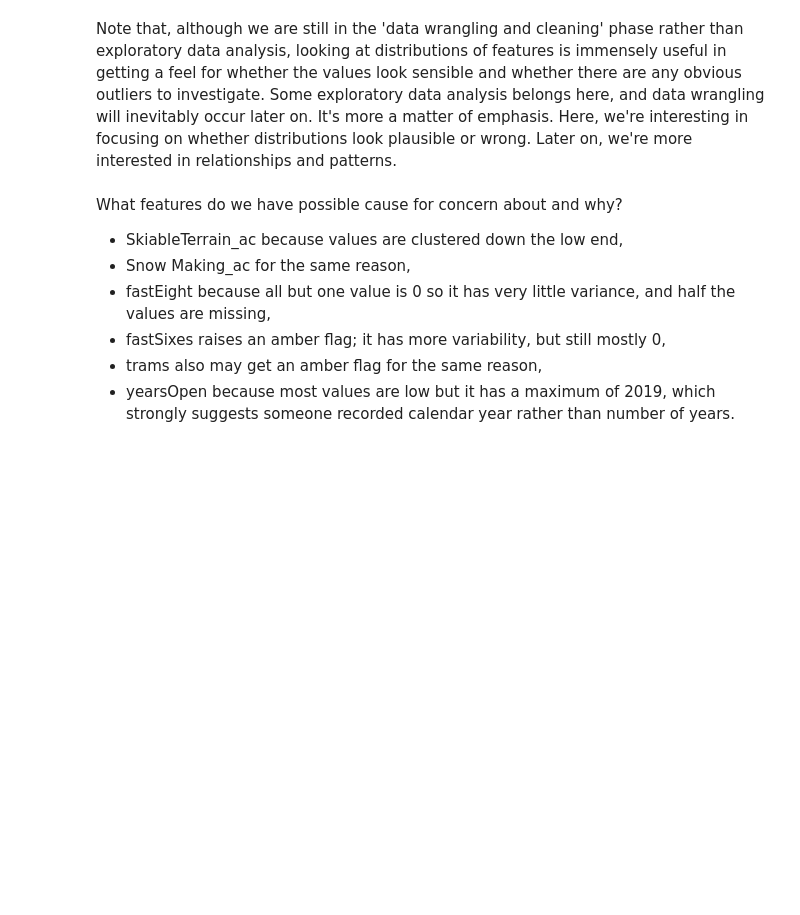
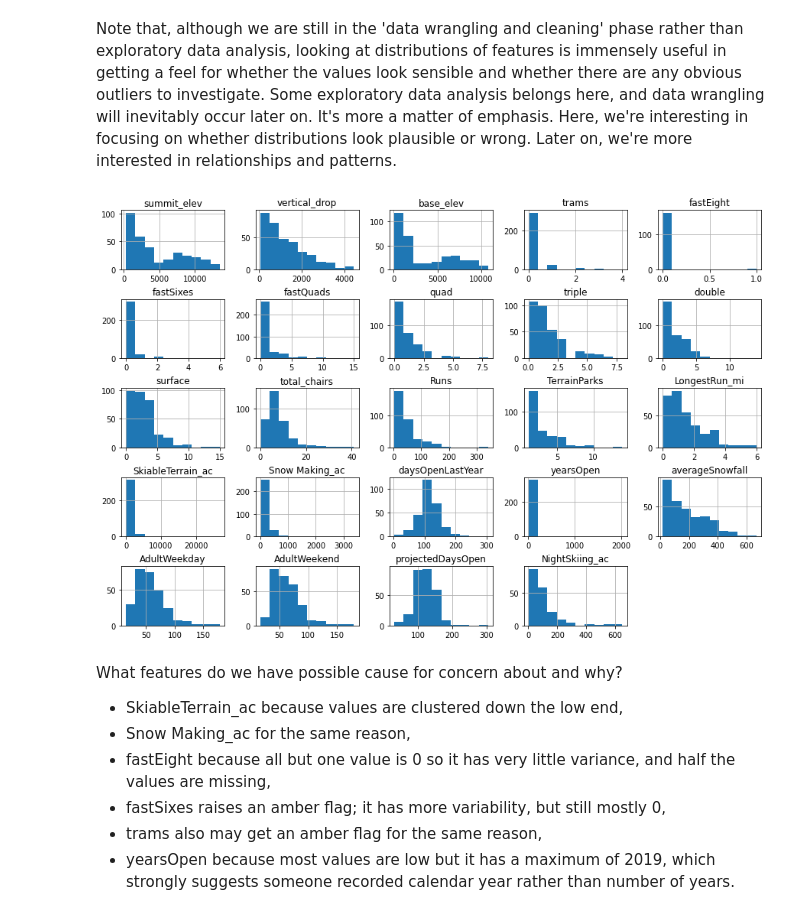
Before and after one commit to misterrustia/DataScienceGuidedCapstone, a Jupyter notebook: Notebooks/02_data_wrangling.ipynb, the cells around one changed output. Saved outputs shown, nothing was run; the diff lists cells and outputs as text; code cells hidden in the pictures; blank space fills up the shorter version.

```diff
--- a/Notebooks/02_data_wrangling.ipynb
+++ b/Notebooks/02_data_wrangling.ipynb
@@ -694,12 +683,15 @@ Note that, although we are still in the 'data wrangling and cleaning' phase rath
 # %%
 #Code task 18#
 #Call ski_data's `hist` method to plot histograms of each of the numeric features
 #Try passing it an argument figsize=(15,10)
 #Try calling plt.subplots_adjust() with an argument hspace=0.5 to adjust the spacing
 #It's important you create legible and easy-to-read plots
-ski_data.___(___)
-#plt.subplots_adjust(hspace=___);
+ski_data.hist(figsize=(15,10))
+
+plt.subplots_adjust(hspace=0.5);
 #Hint: notice how the terminating ';' "swallows" some messy output and leads to a tidier notebook
+# %% [output]
+[figure, added]
 # %% [markdown]
 What features do we have possible cause for concern about and why?
 
```
Also changed, not shown: parts of 57 cells of this notebook.
